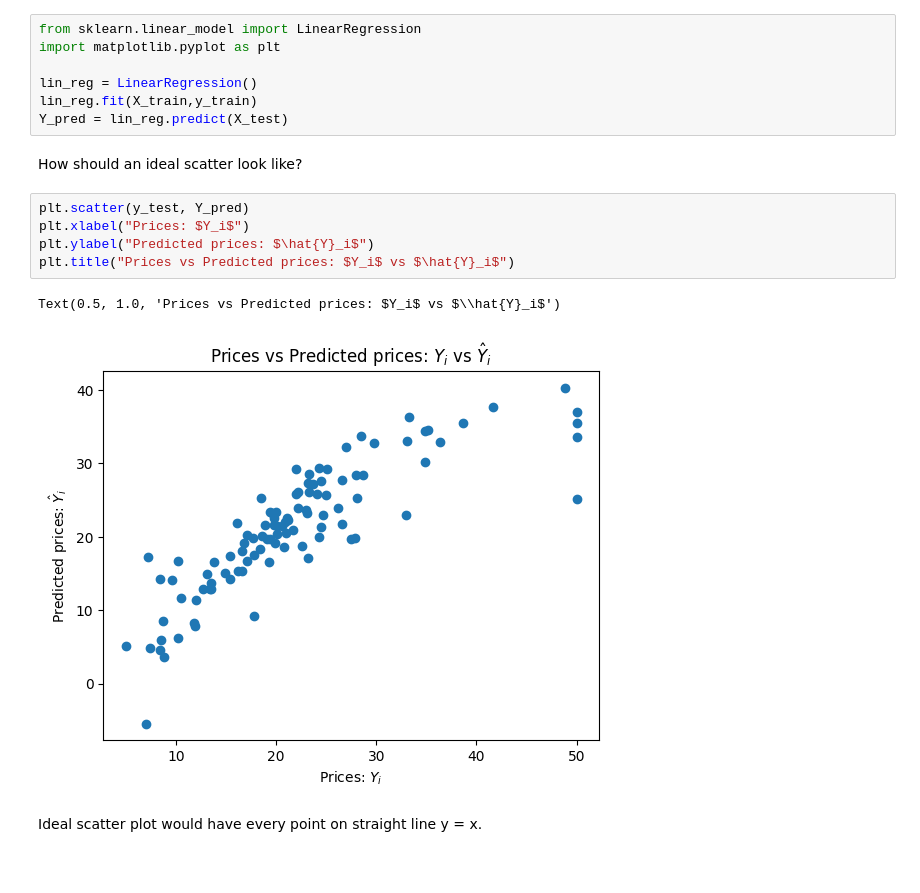
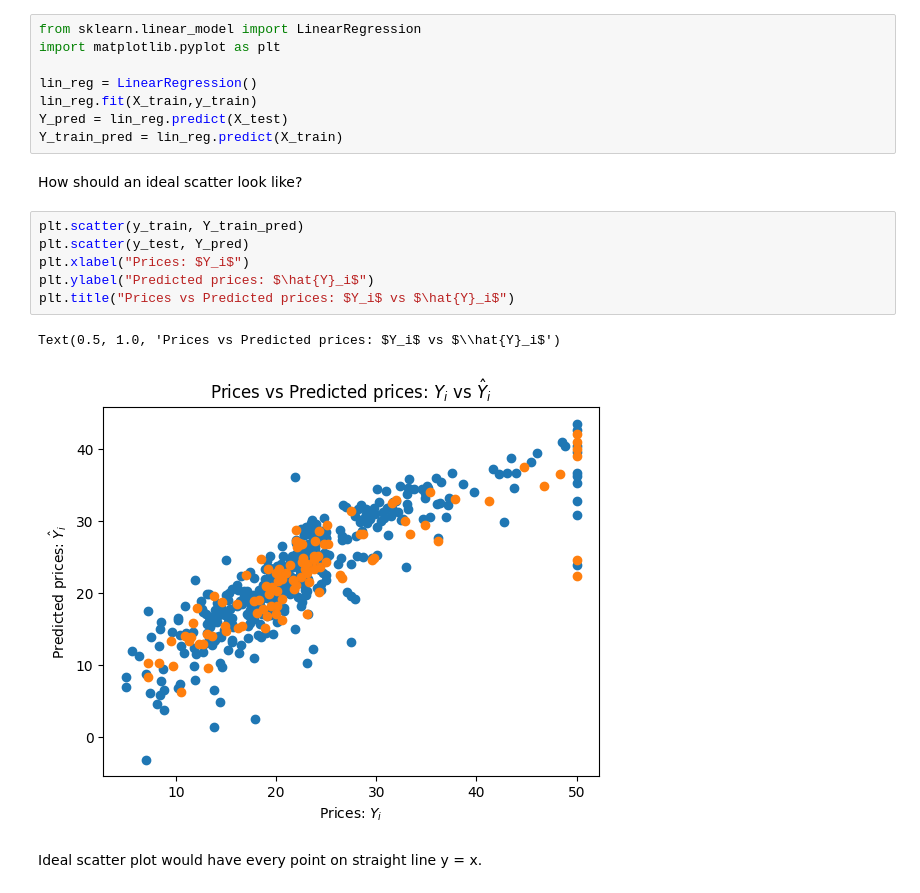
Before and after one commit to MichalMichniak/Machine_Learning_2023_Academy_Course, a Jupyter notebook: lab_4/main.ipynb, the cells around one changed output. Cells and saved outputs as stored; diff of their text form.

```diff
--- a/lab_4/main.ipynb
+++ b/lab_4/main.ipynb
@@ -89,16 +89,18 @@ import matplotlib.pyplot as plt
 lin_reg = LinearRegression()
 lin_reg.fit(X_train,y_train)
 Y_pred = lin_reg.predict(X_test)
+Y_train_pred = lin_reg.predict(X_train)
 # %% [markdown]
 How should an ideal scatter look like?
 # %%
+plt.scatter(y_train, Y_train_pred)
 plt.scatter(y_test, Y_pred)
 plt.xlabel("Prices: $Y_i$")
 plt.ylabel("Predicted prices: $\hat{Y}_i$")
 plt.title("Prices vs Predicted prices: $Y_i$ vs $\hat{Y}_i$")
 # %% [output]
 Text(0.5, 1.0, 'Prices vs Predicted prices: $Y_i$ vs $\\hat{Y}_i$')
-[figure, old version]
+[figure, new version]
 # %% [markdown]
 Ideal scatter plot would have every point on straight line y = x.
 # %% [markdown]
```
Also changed, not shown: parts of 10 cells of this notebook, 2 other files.
